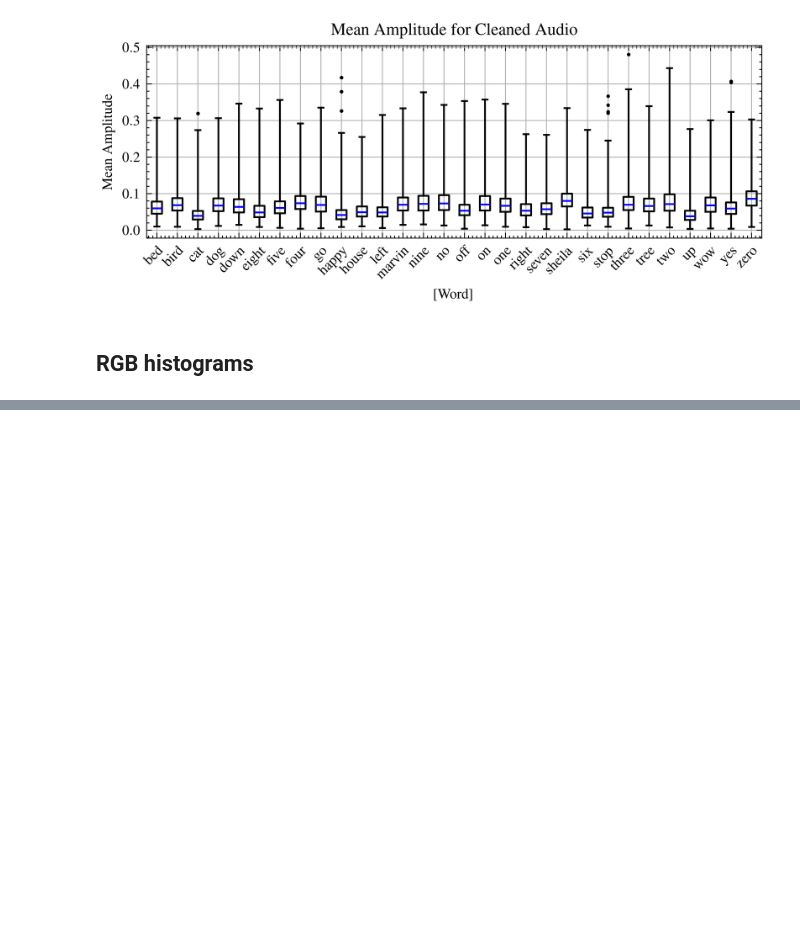
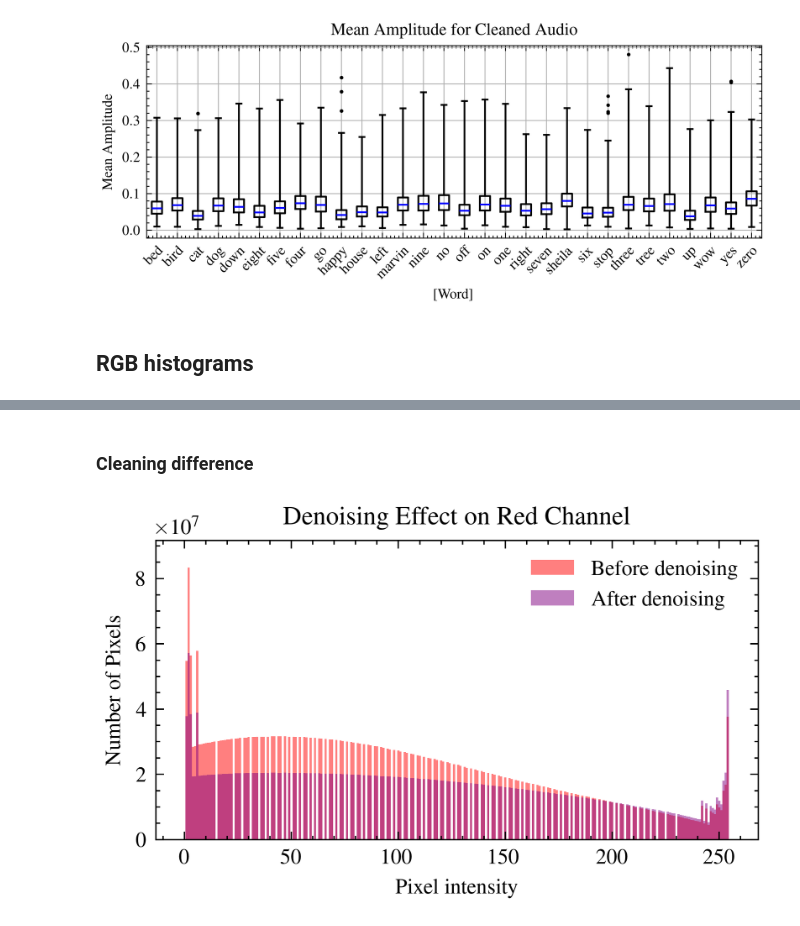
Before and after one commit to pavonism/intro-to-ml, a Jupyter notebook: scripts/ChartsForReport.ipynb, the cells around one changed output, grey strips where cells are left out. Saved outputs shown, nothing was run; the diff lists cells and outputs as text; code cells hidden in the pictures; blank space fills up the shorter version.

```diff
--- a/scripts/ChartsForReport.ipynb
+++ b/scripts/ChartsForReport.ipynb
@@ -156,0 +157,2 @@ plt.show()
+# %% [markdown]
+### Cleaning difference
@@ -156,0 +199,18 @@ plt.show()
+# %%
+plt.figure(figsize=(4, 2))
+x_values = np.arange(256)
+
+plt.bar(x_values, r_combined, color='red', label='Before denoising', width=1.0, alpha=0.5)
+plt.bar(x_values, r_cleaned_combined, color='purple', label='After denoising', width=1.0, alpha=0.5)
+
+plt.title(f'Denoising Effect on Red Channel')
+plt.xlabel('Pixel intensity')
+plt.ylabel('Number of Pixels')
+plt.legend()
+plt.grid(False)
+
+plt.ylim(0, max(max(r_combined), max(r_cleaned_combined)) * 1.1)
+plt.savefig('charts/red_channel_denoising.png', dpi=300, bbox_inches='tight', pad_inches=0)
+plt.show()
+# %% [output]
+[figure, added]
```
Also changed, not shown: parts of 7 cells of this notebook, 4 other files.
